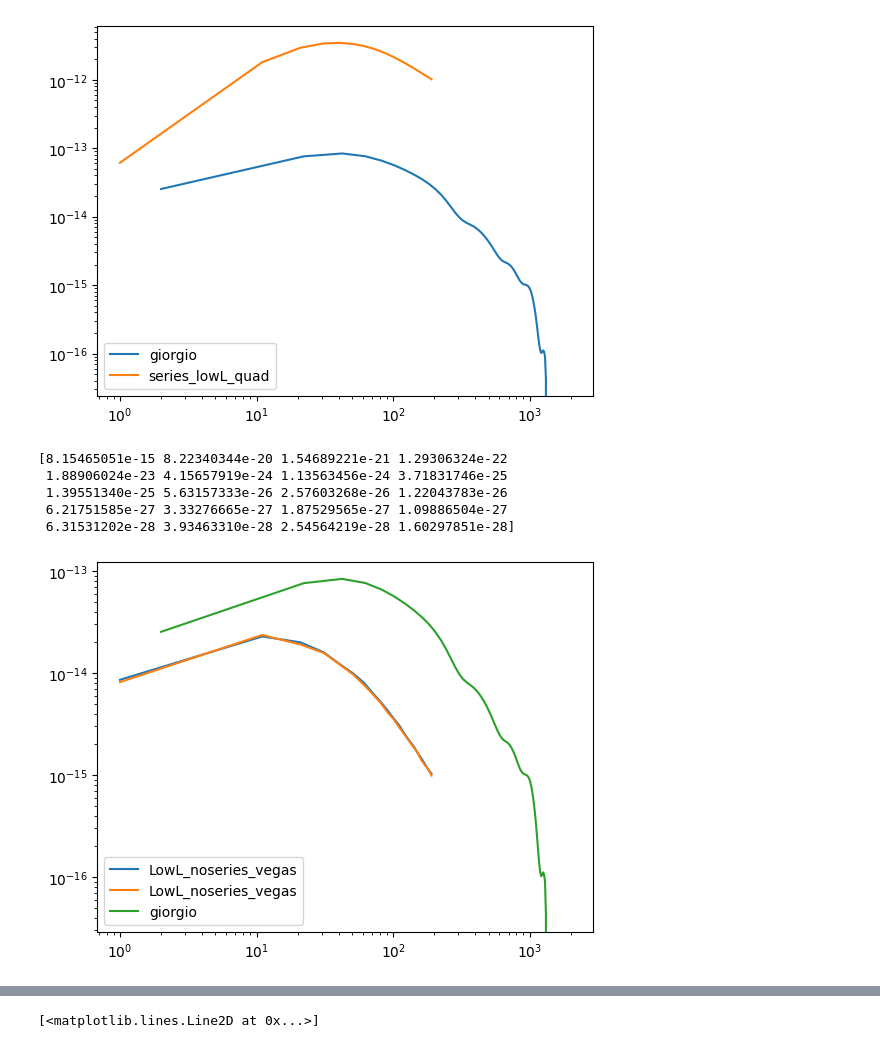
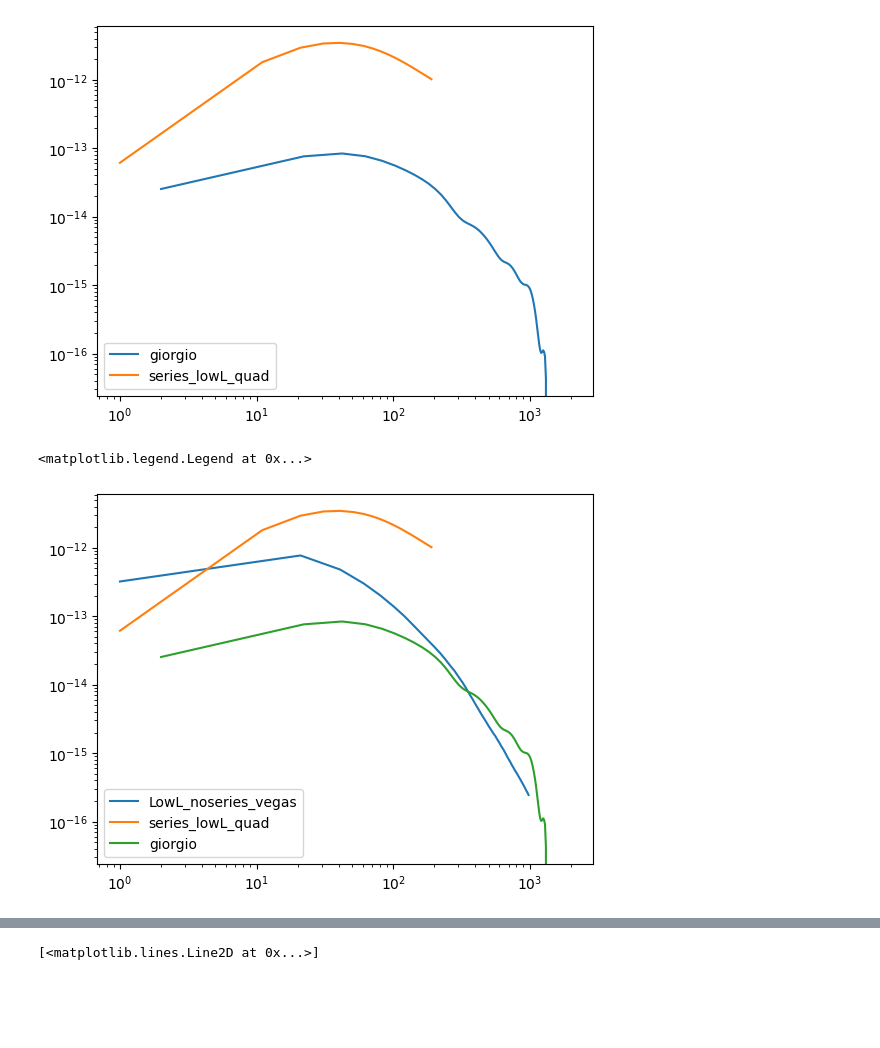
Before and after one commit to aleksandrbowkis/bispec_opt_est, a Jupyter notebook: N2_numerical/N2_tests.ipynb, the cells around one changed output, grey strips where cells are left out. Cells and saved outputs as stored; diff of their text form; code cells hidden in the pictures; blank space fills up the shorter version.

```diff
--- a/N2_numerical/N2_tests.ipynb
+++ b/N2_numerical/N2_tests.ipynb
@@ -55,21 +75,18 @@ plt.legend()
 # %%
 input_dir = "vegas_results"
 L = np.load(os.path.join(input_dir, "L.npy"))
 
 Lfac_kappa = (0.5*L*(L+1))**3
 vegas_lowL = np.load(os.path.join(input_dir, "VEGAS_lowL.npy"))
 nonoise_vegas_lowL = np.load(os.path.join(input_dir, "nonoise_VEGAS_lowL.npy"))
 
-plt.loglog(L, Lfac_kappa*nonoise_vegas_lowL, label = 'LowL_noseries_vegas')
+#plt.loglog(L, Lfac_kappa*nonoise_vegas_lowL, label = 'nonoise_LowL_noseries_vegas')
 plt.loglog(L, Lfac_kappa*vegas_lowL, label = 'LowL_noseries_vegas')
+plt.loglog(LensingL,-1*testquad, label='series_lowL_quad')
+
 #plt.loglog(LensingL,-1*testquad, label='series_lowL_quad')
 plt.loglog(L_analytic, N2_6pt, label='giorgio')
 plt.legend()
-print(vegas_lowL)
 # %% [output]
-[8.15465051e-15 8.22340344e-20 1.54689221e-21 1.29306324e-22
- 1.88906024e-23 4.15657919e-24 1.13563456e-24 3.71831746e-25
- 1.39551340e-25 5.63157333e-26 2.57603268e-26 1.22043783e-26
- 6.21751585e-27 3.33276665e-27 1.87529565e-27 1.09886504e-27
- 6.31531202e-28 3.93463310e-28 2.54564219e-28 1.60297851e-28]
+<matplotlib.legend.Legend at 0x...>
-[figure, old version]
+[figure, new version]
```
Also changed, not shown: parts of 2 cells of this notebook, 7 other files.
